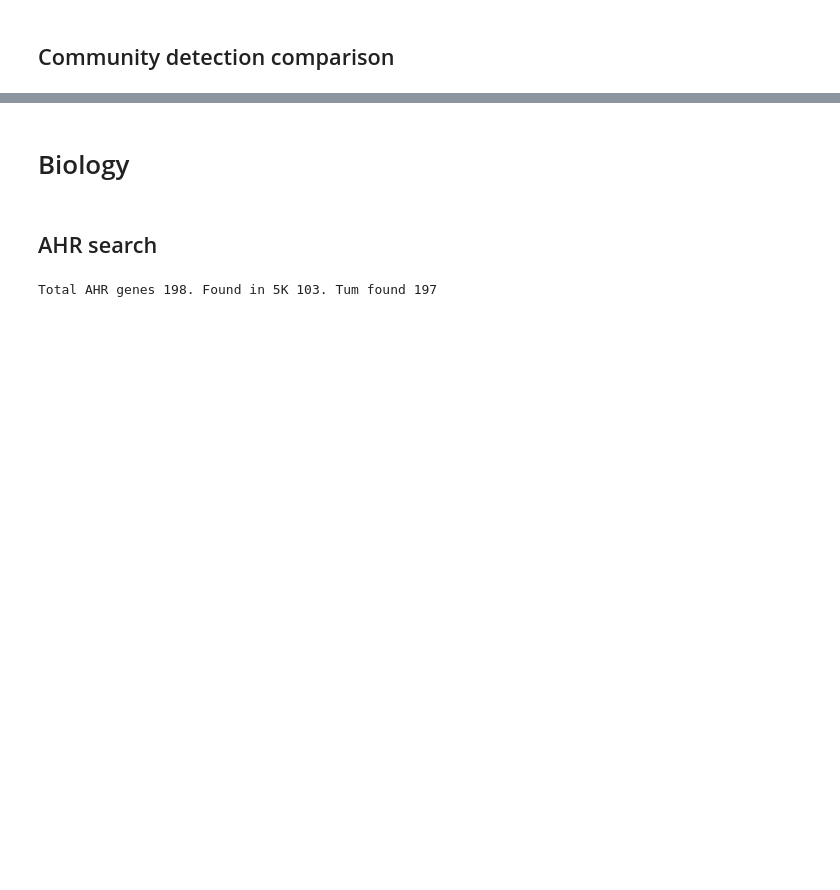
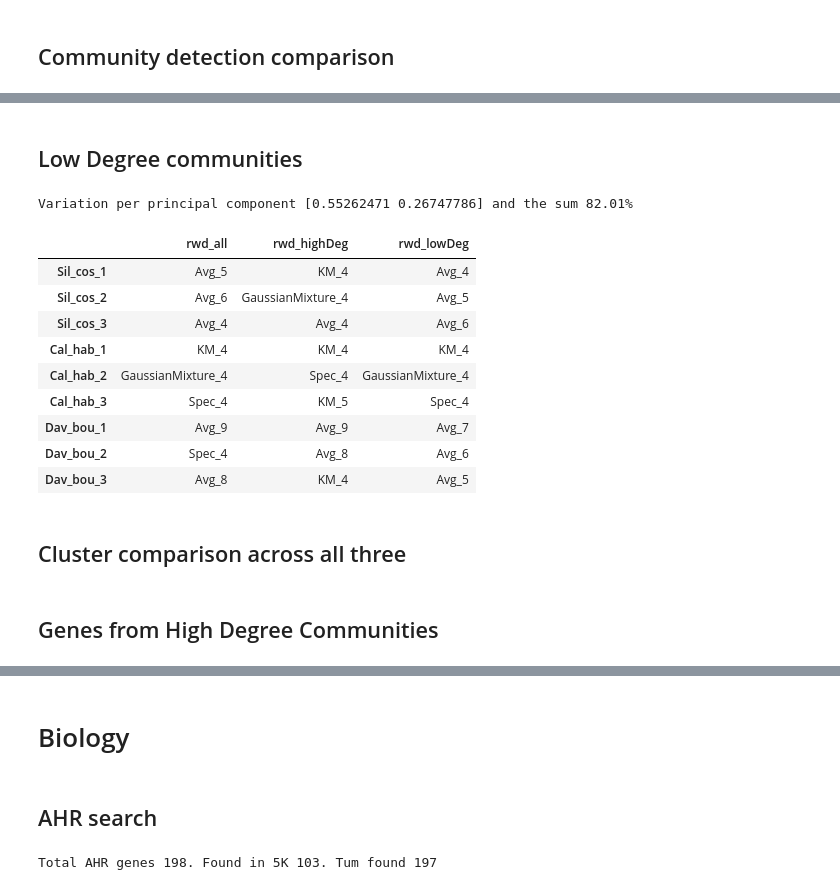
Before and after one commit to vladUng/Phd_extended, a Jupyter notebook: notebooks/network_II/reward_hSBM.ipynb, the cells around one changed output, grey strips where cells are left out. Saved outputs shown, nothing was run; the diff lists cells and outputs as text; code cells hidden in the pictures; blank space fills up the shorter version.

```diff
--- a/notebooks/network_II/reward_hSBM.ipynb
+++ b/notebooks/network_II/reward_hSBM.ipynb
@@ -227,0 +533,58 @@ fig.show()
+# %% [markdown]
+## Low Degree communities
+# %%
+# from observations
+samples_to_remove = []
+
+# pre-processing
+df = all_tum_tpms.drop(columns=samples_to_remove)
+
+# Determine the list of high and low deg
+highDeg_coms = [int(com) for com in sel_com_genes["max_b"].unique()]
+lowDegComs = set(sel_gt.gt_modCon.keys()) - set(highDeg_coms)
+
+# Remove the High degree coms so that we keep only the lowDeg
+for key in highDeg_coms:
+    sel_gt.gt_modCon.pop(key, None)
+
+# Run ModCon and MEVs and then find the clusters
+label = "rwd_lowDeg"
+sel_gt.gt_modCon_MEV(all_tpms=df, is_imev=True, com_df=com_df)
+lowDeg_cs, figs, metrics = gh.run_clusters(sel_gt, label=label, show_figs=True)
+lowDeg_metrics = gh.rank_cs_metrics(metrics, label=label)
+
+### Export it
+if 0:
+    settings = {
+        "cs_num_1": 5,
+        "cs_num_2": 7,
+        "sel_mut": pd.DataFrame(),
+        "vu_output": vu_output,
+        "cs_exp": lowDeg_cs,
+        "figures_path": f"{figures_path}/Morpheus/lowDeg/",
+        "label_col_cs": label,
+        "filename": f"lowDeg_{sel_gt.type}_iMev_3.0",
+    }
+
+    lowDeg_morph = sel_gt.export_morpheus(settings)
+
+#### Reset ModCon/MEV
+delattr(sel_gt, "gt_modCon")
+sel_gt.gt_modCon_MEV(all_tpms=df, is_imev=True, com_df=com_df)
+# %% [output]
+Variation per principal component [0.55262471 0.26747786] and the sum 82.01%
+# %%
+pd.concat([allComs_metrics, highDeg_metrics, lowDeg_metrics], axis=1)
+# %% [output]
+|  | rwd_all | rwd_highDeg | rwd_lowDeg |
+| Sil_cos_1 | Avg_5 | KM_4 | Avg_4 |
+| Sil_cos_2 | Avg_6 | GaussianMixture_4 | Avg_5 |
+| Sil_cos_3 | Avg_4 | Avg_4 | Avg_6 |
+| Cal_hab_1 | KM_4 | KM_4 | KM_4 |
+| Cal_hab_2 | GaussianMixture_4 | Spec_4 | GaussianMixture_4 |
+| Cal_hab_3 | Spec_4 | KM_5 | Spec_4 |
+| Dav_bou_1 | Avg_9 | Avg_9 | Avg_7 |
+| Dav_bou_2 | Spec_4 | Avg_8 | Avg_6 |
+| Dav_bou_3 | Avg_8 | KM_4 | Avg_5 |
+# %% [markdown]
+## Cluster comparison across all three
@@ -227,0 +606,2 @@ fig.show()
+# %% [markdown]
+## Genes from High Degree Communities
```
Also changed, not shown: parts of 46 cells of this notebook, 1 other file.
